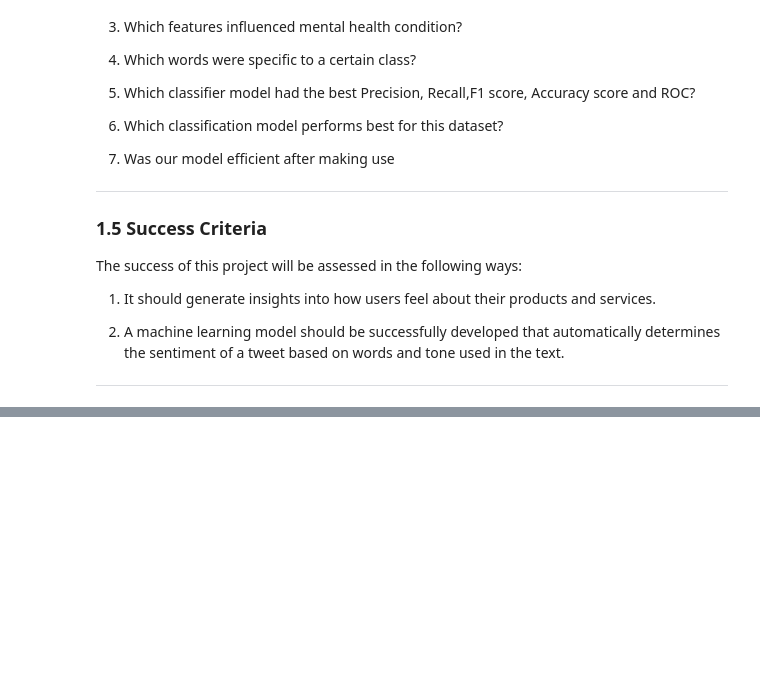
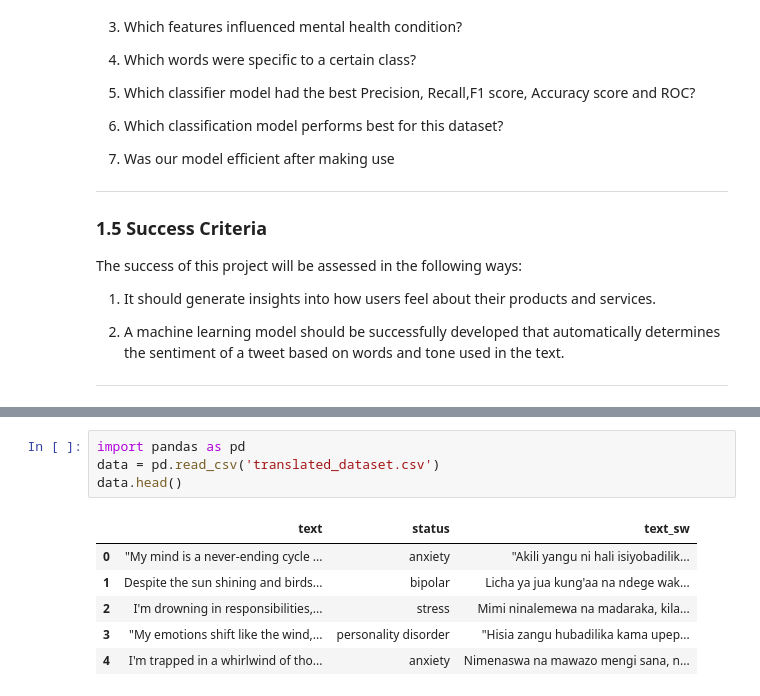
Before and after one commit to Elvis-562/Capstone.project, a Jupyter notebook: Capstone_project.ipynb, the cells around one changed output, grey strips where cells are left out. Cells and saved outputs as stored; diff of their text form; blank space fills up the shorter version.

```diff
--- a/Capstone_project.ipynb
+++ b/Capstone_project.ipynb
@@ -97,0 +117,11 @@ The success of this project will be assessed in the following ways:
+# %%
+import pandas as pd
+data = pd.read_csv('translated_dataset.csv')
+data.head()
+# %% [output]
+|  | text | status | text_sw |
+| 0 | "My mind is a never-ending cycle ... | anxiety | "Akili yangu ni hali isiyobadilik... |
+| 1 | Despite the sun shining and birds... | bipolar | Licha ya jua kung'aa na ndege wak... |
+| 2 | I'm drowning in responsibilities,... | stress | Mimi ninalemewa na madaraka, kila... |
+| 3 | "My emotions shift like the wind,... | personality disorder | "Hisia zangu hubadilika kama upep... |
+| 4 | I'm trapped in a whirlwind of tho... | anxiety | Nimenaswa na mawazo mengi sana, n... |
```
Also changed, not shown: parts of 43 cells of this notebook, 7 other files.
